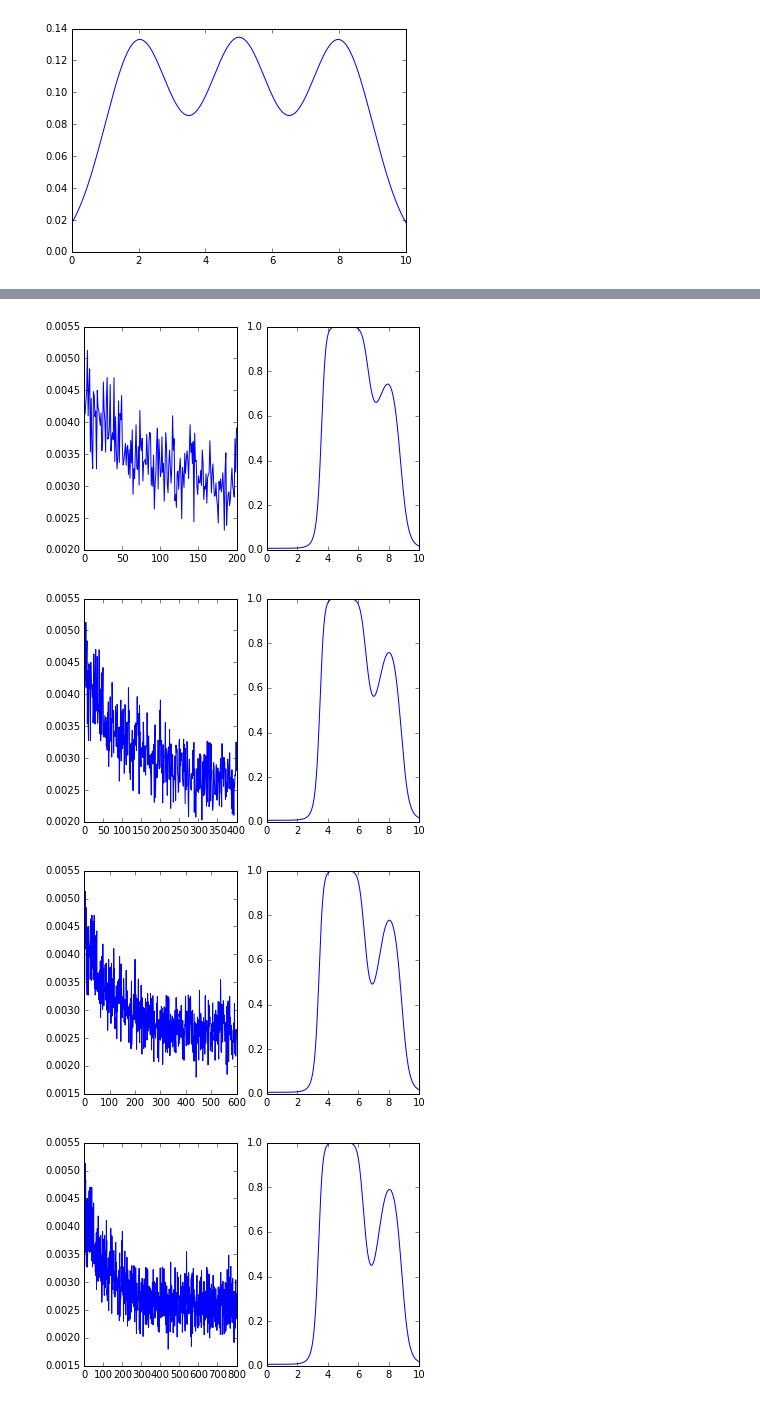
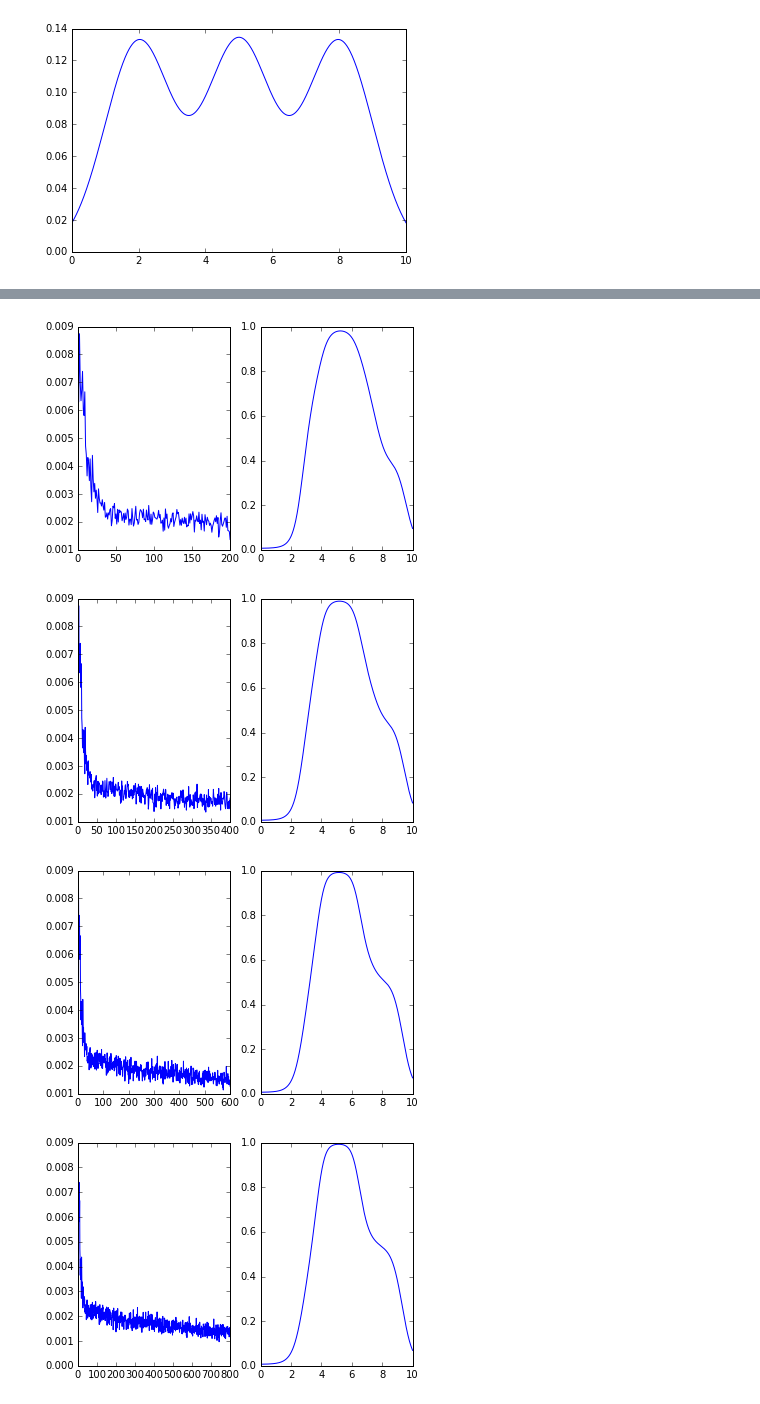
Before and after one commit to daigo0927/pyworks, a Jupyter notebook: ShadingRatioModeling/ShadeModeling.ipynb, the cells around one changed output, grey strips where cells are left out. Saved outputs shown, nothing was run; the diff lists cells and outputs as text; code cells hidden in the pictures.

```diff
--- a/ShadingRatioModeling/ShadeModeling.ipynb
+++ b/ShadingRatioModeling/ShadeModeling.ipynb
@@ -142,7 +142,8 @@ class ShadeModel:
     # mixture_size : number of mixture
     # logistic coef : given logistic coefficient a, b, (z=ax+b)
     def __init__(self, input_size, input_lim,  mixture_size, logistic_coefficient):
-        self.dimension = len(input_lim)
+        self.dimension = len(np.array(input_lim))
+        self.mix = mixture_size
 
         self.params = {}
         '''
@@ -164,8 +165,8 @@ class ShadeModel:
         self.logistic_coefficient = logistic_coefficient
 
     def predict(self, x):
-        mus = self.params['mus'].reshape(mixture_size, self.dimension)
-        covs = self.params['covs'].reshape(mixture_size, self.dimension**2)
+        mus = self.params['mus'].reshape(self.mix, self.dimension)
+        covs = self.params['covs'].reshape(self.mix, self.dimension**2)
         pi = self.params['pi']
         a, b = self.logistic_coefficient
 
@@ -201,12 +202,12 @@ loss_list = []
 x = data[0, :]
 iter_num = 1001
 train_size = x.shape[0]
-batch_size = 200
+batch_size = 100
 learning_rate = 0.1
 epoch = 200
 epsilon = 0.01
 
-model = ShadeModel(input_size=train_size, input_lim = [10], mixture_size=3, logistic_coefficient=[50. , -5])
+model = ShadeModel(input_size=train_size, input_lim = [10], mixture_size=5, logistic_coefficient=[50. , -5])
 
 for i in range(iter_num):
     batch_mask = np.random.choice(train_size, batch_size)
@@ -255,4 +256,4 @@ plt.show()
-[figure, old version]
+[figure, new version]
-[figure, old version]
+[figure, new version]
-[figure, old version]
+[figure, new version]
-[figure, old version]
+[figure, new version]
```
Also changed, not shown: parts of 9 cells of this notebook.
